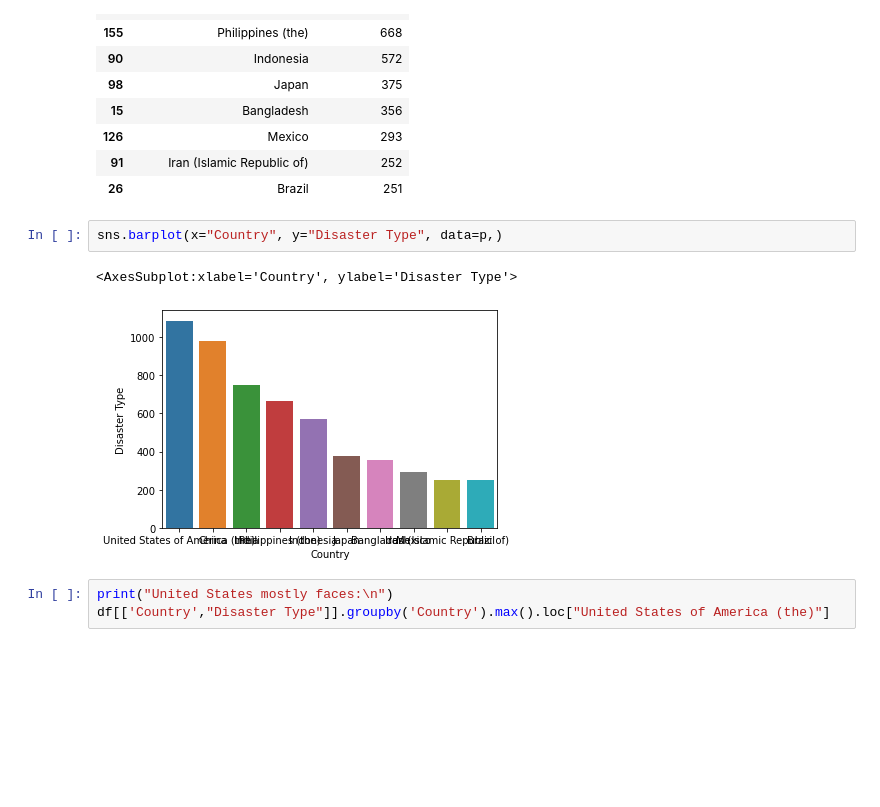
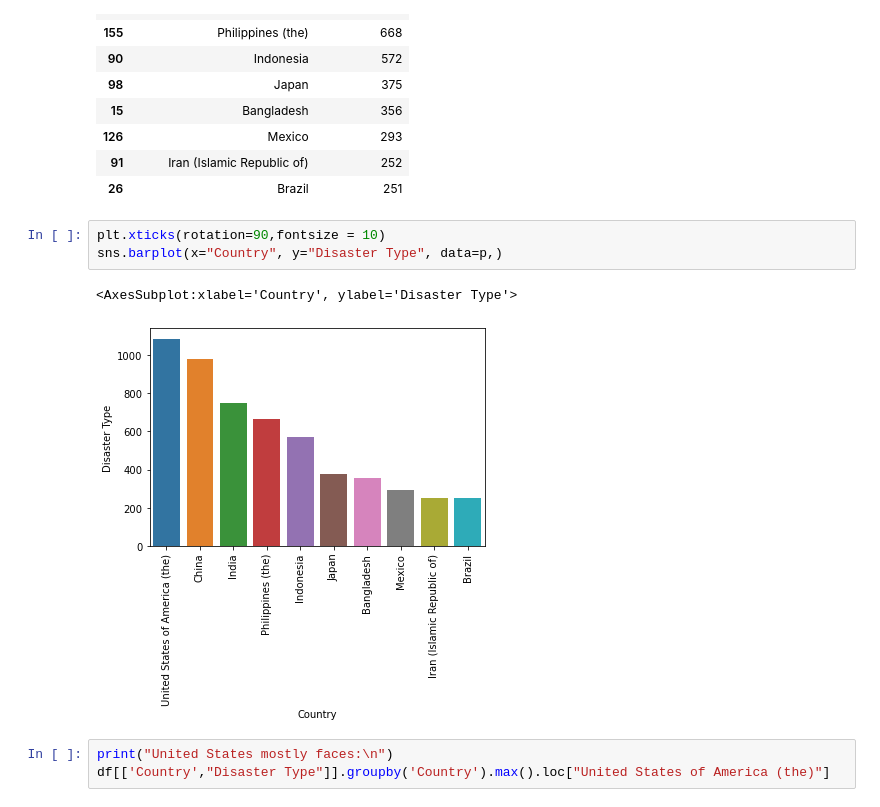
Before and after one commit to hekaplex/2022_01_DSI_WD, a Jupyter notebook: Alex/py/capstone.ipynb, the cells around one changed output. Drawn from its saved outputs; the diff is of its cells as text; blank space fills up the shorter version.

```diff
--- a/Alex/py/capstone.ipynb
+++ b/Alex/py/capstone.ipynb
@@ -262,10 +278,11 @@ p
 | 91 | Iran (Islamic Republic of) | 252 |
 | 26 | Brazil | 251 |
 # %%
+plt.xticks(rotation=90,fontsize = 10)
 sns.barplot(x="Country", y="Disaster Type", data=p,)
 # %% [output]
 <AxesSubplot:xlabel='Country', ylabel='Disaster Type'>
-[figure, old version]
+[figure, new version]
 # %%
 print("United States mostly faces:\n")
 df[['Country',"Disaster Type"]].groupby('Country').max().loc["United States of America (the)"]
```
Also changed, not shown: parts of 22 cells of this notebook.
